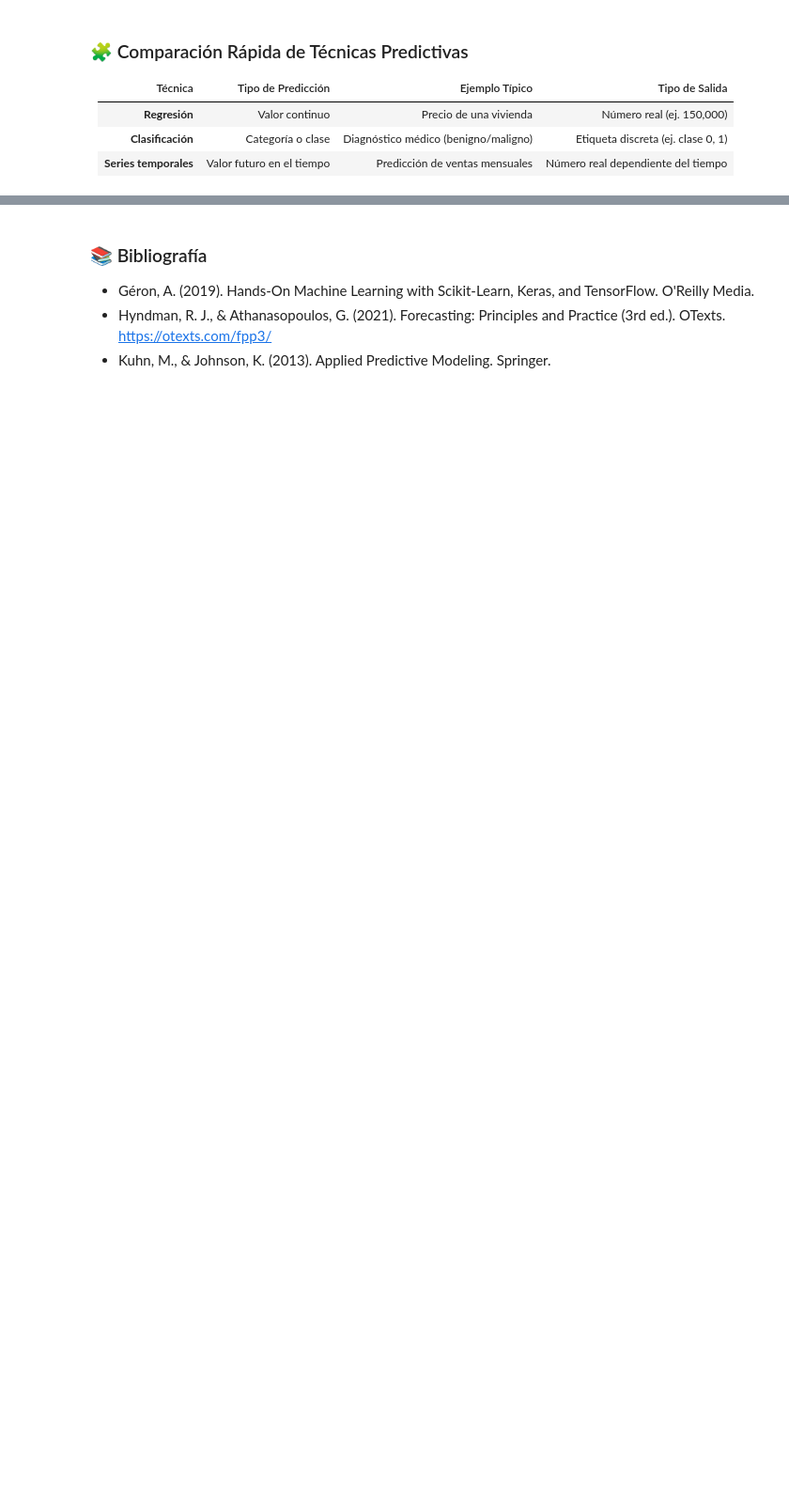
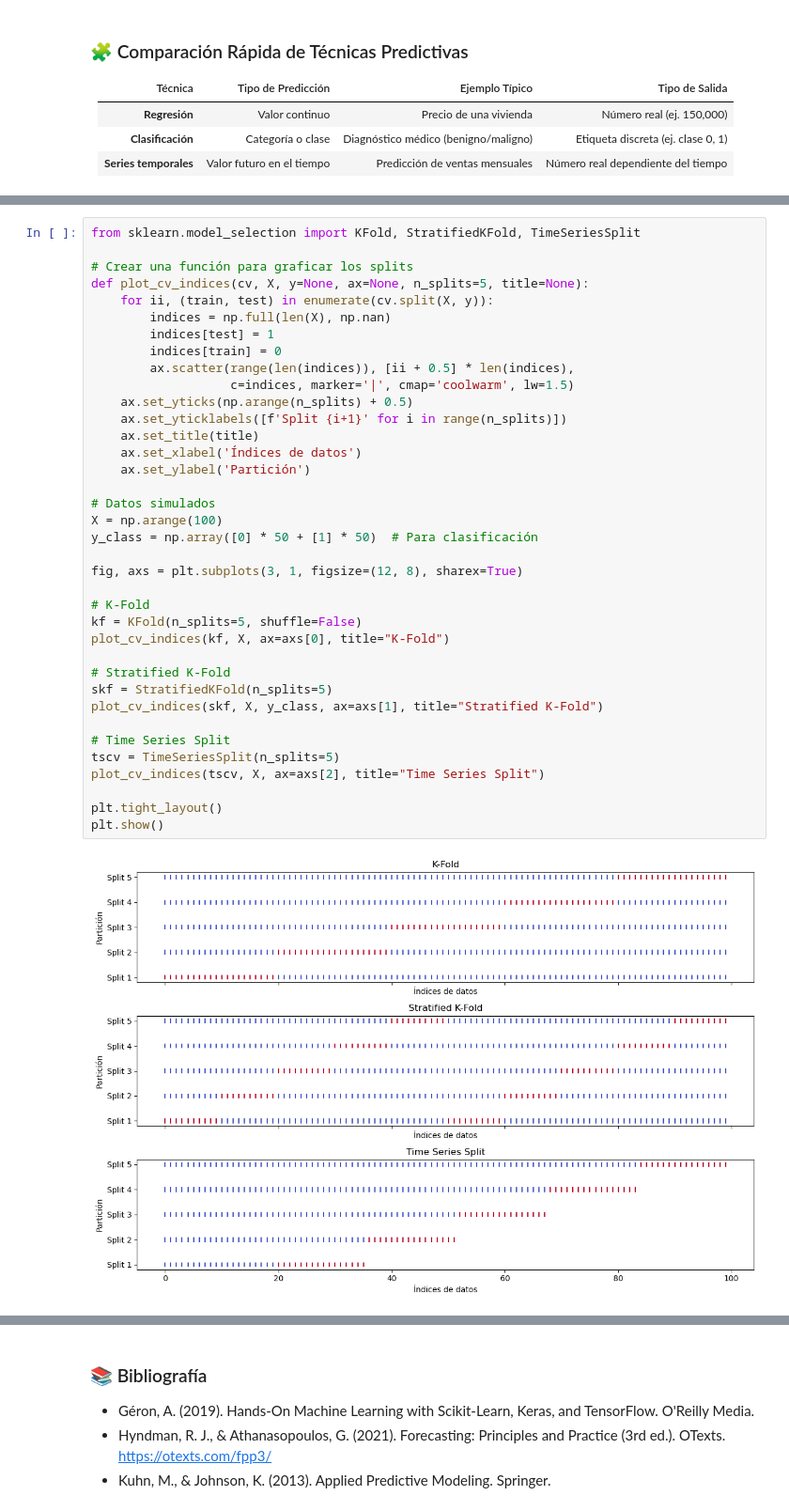
Before and after one commit to mariabda2/DataDrivenDecisionMaking, a Jupyter notebook: Tema 06 - Modelos Predictivos para Decisiones Estratégicas.ipynb, the cells around one changed output, grey strips where cells are left out. Shown at 94% size. Cells and saved outputs as stored; diff of their text form; blank space fills up the shorter version.

```diff
--- a/Tema 06 - Modelos Predictivos para Decisiones Estratégicas.ipynb
+++ b/Tema 06 - Modelos Predictivos para Decisiones Estratégicas.ipynb
@@ -748,0 +743,39 @@ ModuleNotFoundError: No module named 'fbprophet'
+# %%
+from sklearn.model_selection import KFold, StratifiedKFold, TimeSeriesSplit
+
+# Crear una función para graficar los splits
+def plot_cv_indices(cv, X, y=None, ax=None, n_splits=5, title=None):
+    for ii, (train, test) in enumerate(cv.split(X, y)):
+        indices = np.full(len(X), np.nan)
+        indices[test] = 1
+        indices[train] = 0
+        ax.scatter(range(len(indices)), [ii + 0.5] * len(indices),
+                   c=indices, marker='|', cmap='coolwarm', lw=1.5)
+    ax.set_yticks(np.arange(n_splits) + 0.5)
+    ax.set_yticklabels([f'Split {i+1}' for i in range(n_splits)])
+    ax.set_title(title)
+    ax.set_xlabel('Índices de datos')
+    ax.set_ylabel('Partición')
+
+# Datos simulados
+X = np.arange(100)
+y_class = np.array([0] * 50 + [1] * 50)  # Para clasificación
+
+fig, axs = plt.subplots(3, 1, figsize=(12, 8), sharex=True)
+
+# K-Fold
+kf = KFold(n_splits=5, shuffle=False)
+plot_cv_indices(kf, X, ax=axs[0], title="K-Fold")
+
+# Stratified K-Fold
+skf = StratifiedKFold(n_splits=5)
+plot_cv_indices(skf, X, y_class, ax=axs[1], title="Stratified K-Fold")
+
+# Time Series Split
+tscv = TimeSeriesSplit(n_splits=5)
+plot_cv_indices(tscv, X, ax=axs[2], title="Time Series Split")
+
+plt.tight_layout()
+plt.show()
+# %% [output]
+[figure, added]
```
Also changed, not shown: parts of 13 cells of this notebook.
